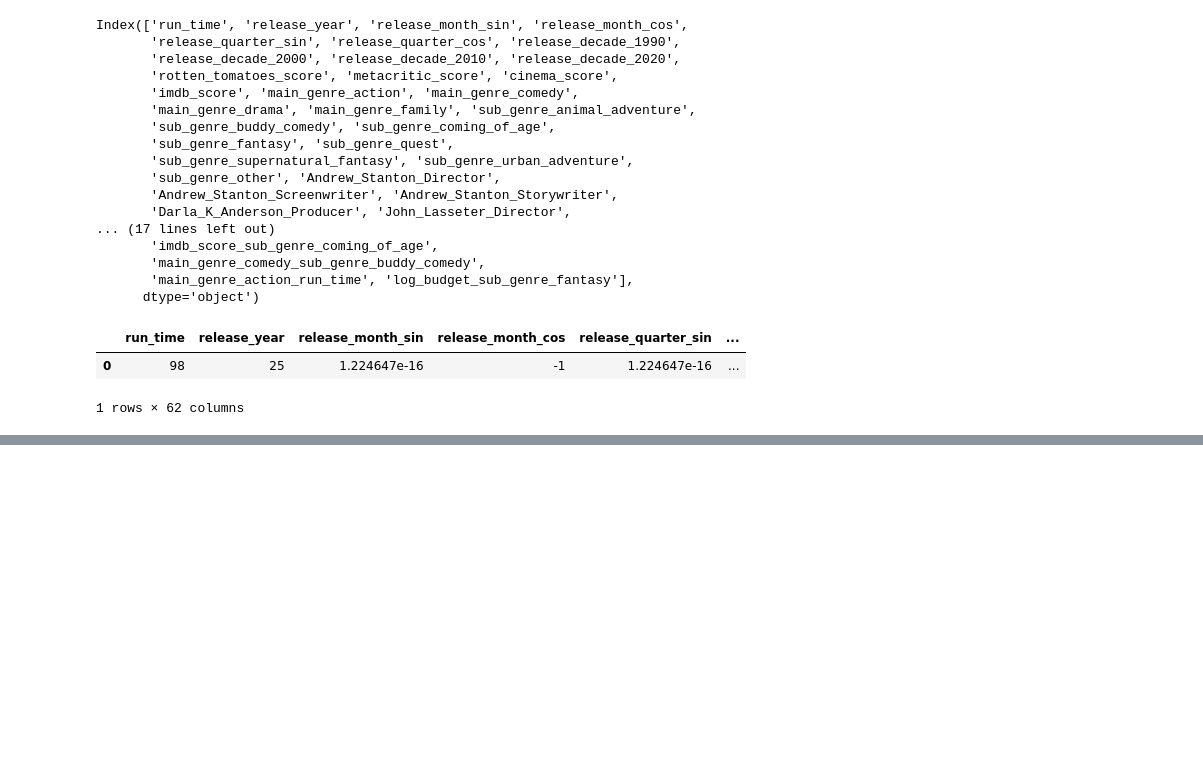
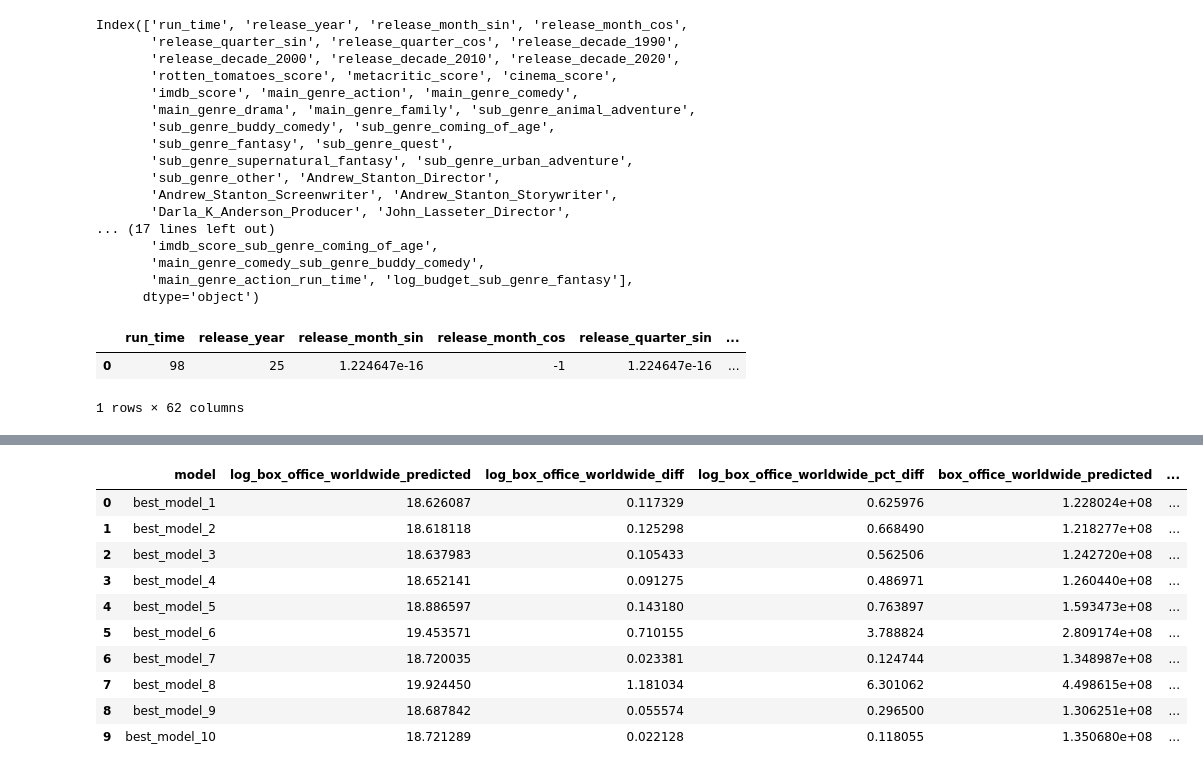
Before and after one commit to aquan2111/Pixar-History, a Jupyter notebook: pixar.ipynb, the cells around one changed output, grey strips where cells are left out. Drawn from its saved outputs; the diff is of its cells as text; code cells hidden in the pictures; blank space fills up the shorter version.

Commit message:
updated box office revenue for Elio

```diff
--- a/pixar.ipynb
+++ b/pixar.ipynb
@@ -2325,0 +2419,57 @@ array([1.5934731e+08], dtype=float32)
+# %%
+# Set model name for rows
+top_10_result.loc[0, 'model'] = 'best_model_1'
+top_10_result.loc[1, 'model'] = 'best_model_2'
+top_10_result.loc[2, 'model'] = 'best_model_3'
+top_10_result.loc[3, 'model'] = 'best_model_4'
+top_10_result.loc[4, 'model'] = 'best_model_5'
+top_10_result.loc[5, 'model'] = 'best_model_6'
+top_10_result.loc[6, 'model'] = 'best_model_7'
+top_10_result.loc[7, 'model'] = 'best_model_8'
+top_10_result.loc[8, 'model'] = 'best_model_9'
+top_10_result.loc[9, 'model'] = 'best_model_10'
+# %%
+# Calculate the predicted value for log of worldwide box office revenue
+top_10_result.loc[0, 'log_box_office_worldwide_predicted'] = prediction_best_1[0]
+top_10_result.loc[1, 'log_box_office_worldwide_predicted'] = prediction_best_2[0]
+top_10_result.loc[2, 'log_box_office_worldwide_predicted'] = prediction_best_3[0]
+top_10_result.loc[3, 'log_box_office_worldwide_predicted'] = prediction_best_4[0]
+top_10_result.loc[4, 'log_box_office_worldwide_predicted'] = prediction_best_5[0]
+top_10_result.loc[5, 'log_box_office_worldwide_predicted'] = prediction_best_6[0]
+top_10_result.loc[6, 'log_box_office_worldwide_predicted'] = prediction_best_7[0]
+top_10_result.loc[7, 'log_box_office_worldwide_predicted'] = prediction_best_8[0]
+top_10_result.loc[8, 'log_box_office_worldwide_predicted'] = prediction_best_9[0]
+top_10_result.loc[9, 'log_box_office_worldwide_predicted'] = prediction_best_10[0]
+# %%
+# Calculate the predicted value for worldwide box office revenue using exponential
+top_10_result.loc[0, 'box_office_worldwide_predicted'] = np.exp(prediction_best_1[0])
+top_10_result.loc[1, 'box_office_worldwide_predicted'] = np.exp(prediction_best_2[0])
+top_10_result.loc[2, 'box_office_worldwide_predicted'] = np.exp(prediction_best_3[0])
+top_10_result.loc[3, 'box_office_worldwide_predicted'] = np.exp(prediction_best_4[0])
+top_10_result.loc[4, 'box_office_worldwide_predicted'] = np.exp(prediction_best_5[0])
+top_10_result.loc[5, 'box_office_worldwide_predicted'] = np.exp(prediction_best_6[0])
+top_10_result.loc[6, 'box_office_worldwide_predicted'] = np.exp(prediction_best_7[0])
+top_10_result.loc[7, 'box_office_worldwide_predicted'] = np.exp(prediction_best_8[0])
+top_10_result.loc[8, 'box_office_worldwide_predicted'] = np.exp(prediction_best_9[0])
+top_10_result.loc[9, 'box_office_worldwide_predicted'] = np.exp(prediction_best_10[0])
+# %%
+# Calculate differences between predicted and actual values
+top_10_result['log_box_office_worldwide_diff'] = np.abs(top_10_result['log_box_office_worldwide_predicted'] - np.log(box_office_worldwide_elio))
+top_10_result['box_office_worldwide_diff'] = np.abs(top_10_result['box_office_worldwide_predicted'] - box_office_worldwide_elio)
+top_10_result['log_box_office_worldwide_pct_diff'] = (top_10_result['log_box_office_worldwide_diff'] / np.log(box_office_worldwide_elio)) * 100
+top_10_result['box_office_worldwide_pct_diff'] = (top_10_result['box_office_worldwide_diff'] / box_office_worldwide_elio) * 100
+# %%
+# Print out full results table
+top_10_result
+# %% [output]
+|  | model | log_box_office_worldwide_predicted | log_box_office_worldwide_diff | log_box_office_worldwide_pct_diff | box_office_worldwide_predicted | ... |
+| 0 | best_model_1 | 18.626087 | 0.117329 | 0.625976 | 1.228024e+08 | ... |
+| 1 | best_model_2 | 18.618118 | 0.125298 | 0.668490 | 1.218277e+08 | ... |
+| 2 | best_model_3 | 18.637983 | 0.105433 | 0.562506 | 1.242720e+08 | ... |
+| 3 | best_model_4 | 18.652141 | 0.091275 | 0.486971 | 1.260440e+08 | ... |
+| 4 | best_model_5 | 18.886597 | 0.143180 | 0.763897 | 1.593473e+08 | ... |
+| 5 | best_model_6 | 19.453571 | 0.710155 | 3.788824 | 2.809174e+08 | ... |
+| 6 | best_model_7 | 18.720035 | 0.023381 | 0.124744 | 1.348987e+08 | ... |
+| 7 | best_model_8 | 19.924450 | 1.181034 | 6.301062 | 4.498615e+08 | ... |
+| 8 | best_model_9 | 18.687842 | 0.055574 | 0.296500 | 1.306251e+08 | ... |
+| 9 | best_model_10 | 18.721289 | 0.022128 | 0.118055 | 1.350680e+08 | ... |
```
Also changed, not shown: parts of 60 cells of this notebook.
